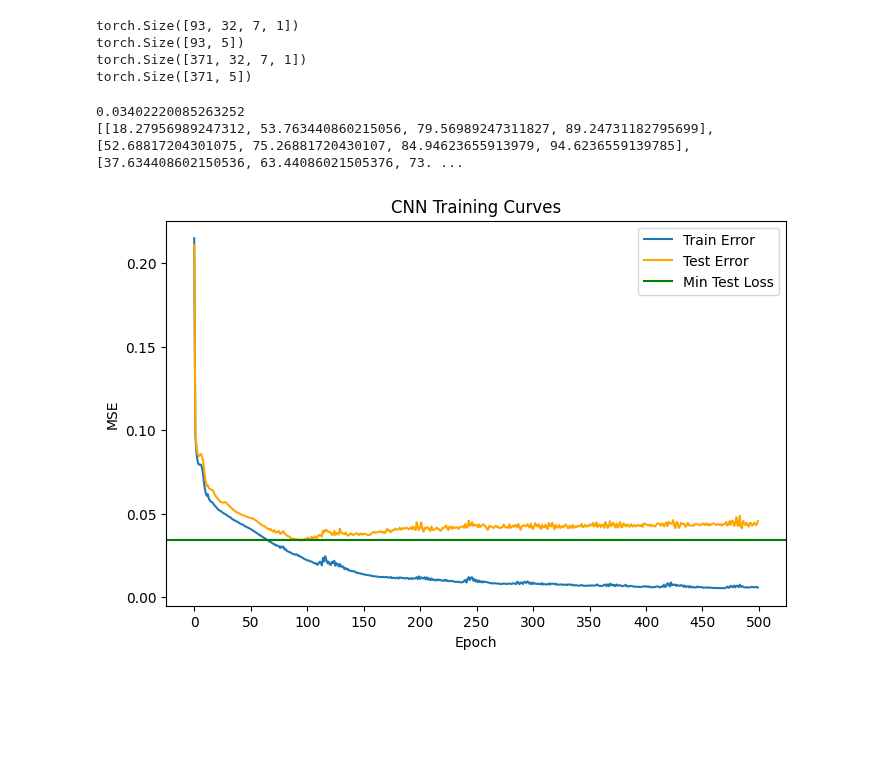
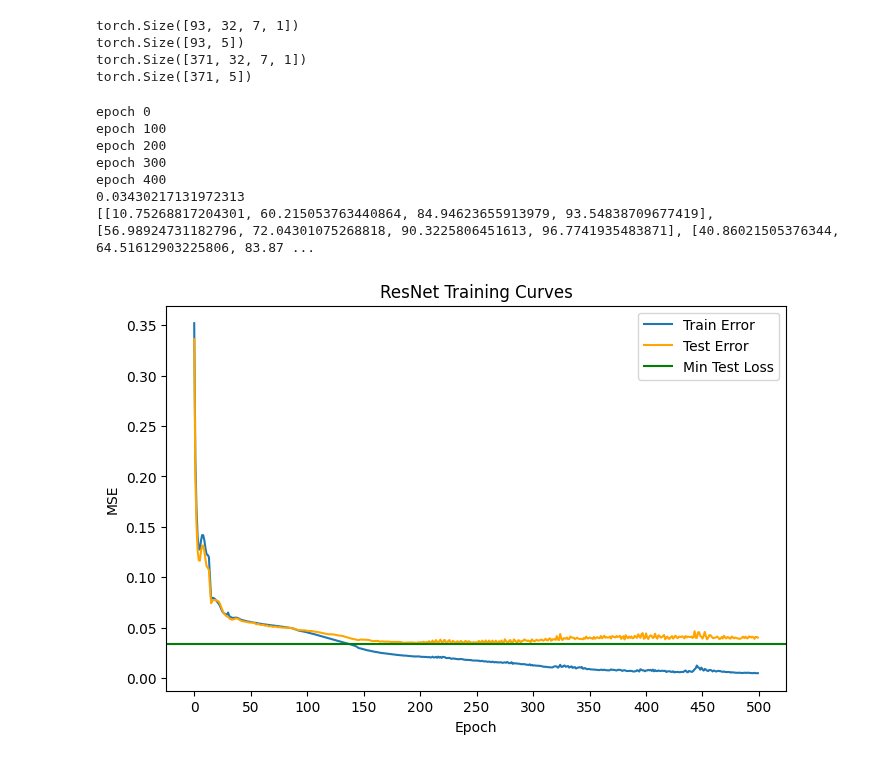
Before and after one commit to adarshramiyer/gAIt, a Jupyter notebook: time_series_models/resnet_experimentation.ipynb, the cells around one changed output. Cells and saved outputs as stored; diff of their text form; code cells hidden in the pictures; blank space fills up the shorter version.

Commit message:
resnet works, might try more skip connections

```diff
--- a/time_series_models/resnet_experimentation.ipynb
+++ b/time_series_models/resnet_experimentation.ipynb
@@ -177,6 +177,12 @@ class ResNet(nn.Module):
         self.conv4 = nn.Conv2d(48, 56, (3,1), stride=1)
         self.conv5 = nn.Conv2d(56, 72, (3,1), stride=1)
         self.conv6 = nn.Conv2d(72, 100, (3,1), stride=1)
+        # residual connections
+        self.res1 = nn.Conv2d(36, 42, (1,1), stride=1)
+        self.res2 = nn.Conv2d(42, 48, (1,1), stride=1)
+        self.res3 = nn.Conv2d(48, 56, (1,1), stride=1)
+        self.res4 = nn.Conv2d(56, 72, (1,1), stride=1)
+        self.res5 = nn.Conv2d(72, 100, (1,1), stride=1)
         # fc layers
         self.fc1 = nn.Linear(fc_size1, fc_size2)
         self.fc2 = nn.Linear(fc_size2, fc_size3)
@@ -188,10 +194,21 @@ class ResNet(nn.Module):
         self.temperature = tmp
 
     def forward(self, x):
-        # convolutions
+        # residual blocks
         x = F.leaky_relu(self.conv1(x), negative_slope=0.1)
-        x = F.leaky_relu(self.conv2(x), negative_slope=0.1)
-        x = F.leaky_relu(self.conv3(x), negative_slope=0.1)
+
+        res_x = self.res1(x)
+        x = self.conv2(x)
+        x += res_x
+        x = F.leaky_relu(x, negative_slope=0.1)
+
+        res_x = self.res2(x)
+        x = self.conv3(x)
+        x += res_x
+        x = F.leaky_relu(x, negative_slope=0.1)
+
+        # convolutional layers
+
         x = F.leaky_relu(self.conv4(x), negative_slope=0.1)
         x = F.leaky_relu(self.conv5(x), negative_slope=0.1)
         x = F.leaky_relu(self.conv6(x), negative_slope=0.1)
@@ -218,37 +235,52 @@ optimizer = torch.optim.Adam(model.parameters(), lr=learning_rate)
 num_epochs = 500
 losses = []
 test_losses = []
+evaluation = []
+min_loss = 1.0
 model.apply(model._init_weights)
 for epoch in range(num_epochs):
     pred_y = model(X_train)
     loss = loss_function(pred_y, y_train)
     losses.append(loss.item())
 
     test_y = model(X_test)
     test_loss = loss_function(test_y, y_test)
     test_losses.append(test_loss.item())
 
     model.zero_grad()
     loss.backward()
 
     optimizer.step()
 
+    if (test_loss.item() < min_loss):
+        min_loss = test_loss.item()
+        evaluation.clear()
+        evaluation = eval(model(X_test), y_test)
+
+    if (epoch % 100 == 0):
+        print('epoch ' + str(epoch))
+
 fig, ax = plt.subplots(1, figsize=(8, 5))
 
 ax.plot(losses, label="Train Error")
 ax.plot(test_losses, label="Test Error", c="orange")
-ax.set_title("CNN Training Curves")
+ax.set_title("ResNet Training Curves")
 ax.set_xticks(np.linspace(0, num_epochs, num=11))
 
 ax.set_ylabel("MSE")
 ax.set_xlabel("Epoch")
 ax.axhline(min(test_losses), c='g', label='Min Test Loss')
 # ax.axvline(85, c='r', label='Training Termination')
 ax.legend()
-print(min(test_losses))
+print(min_loss)
 
-print(eval(model(X_test), y_test))
+print(evaluation)
 # %% [output]
-0.03402220085263252
-[[18.27956989247312, 53.763440860215056, 79.56989247311827, 89.24731182795699], [52.68817204301075, 75.26881720430107, 84.94623655913979, 94.6236559139785], [37.634408602150536, 63.44086021505376, 73. ...
+epoch 0
+epoch 100
+epoch 200
+epoch 300
+epoch 400
+0.03430217131972313
+[[10.75268817204301, 60.215053763440864, 84.94623655913979, 93.54838709677419], [56.98924731182796, 72.04301075268818, 90.3225806451613, 96.7741935483871], [40.86021505376344, 64.51612903225806, 83.87 ...
-[figure, old version]
+[figure, new version]
```
